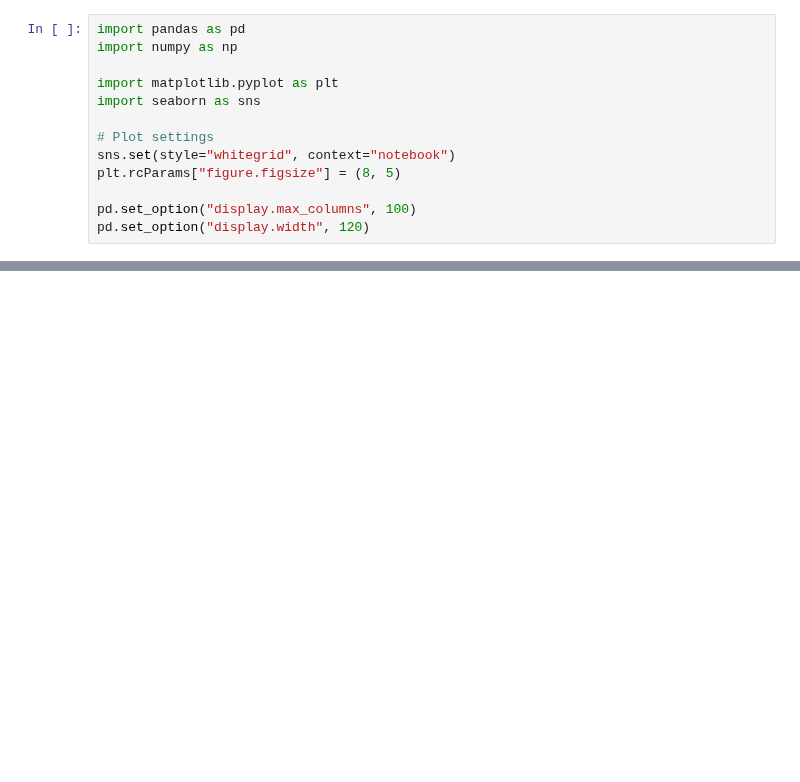
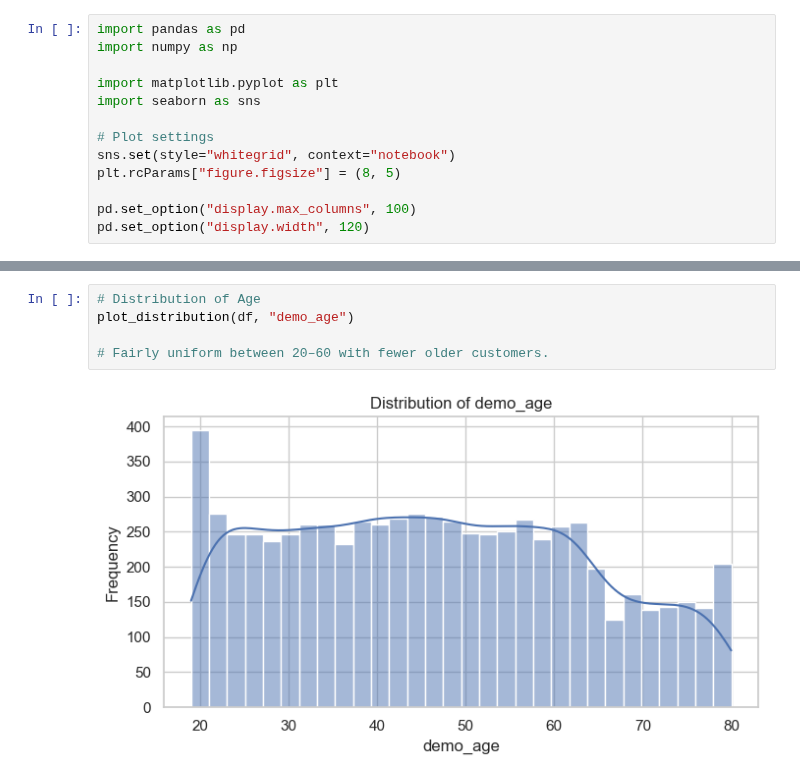
Before and after one commit to sergiopatinha/EnterpriseDataScienceBootcamp_workgroup, a Jupyter notebook: notebooks/02_EDA.ipynb, the cells around one changed output, grey strips where cells are left out. Drawn from its saved outputs; the diff is of its cells as text; blank space fills up the shorter version.

```diff
--- a/notebooks/02_EDA.ipynb
+++ b/notebooks/02_EDA.ipynb
@@ -892,0 +127,7 @@ Use a correlation threshold (e.g., >0.85) or VIF to confirm no leftover redundan
+# %%
+# Distribution of Age
+plot_distribution(df, "demo_age")
+
+# Fairly uniform between 20–60 with fewer older customers.
+# %% [output]
+[figure, added]
```
Also changed, not shown: parts of 84 cells of this notebook, 2 other files.
